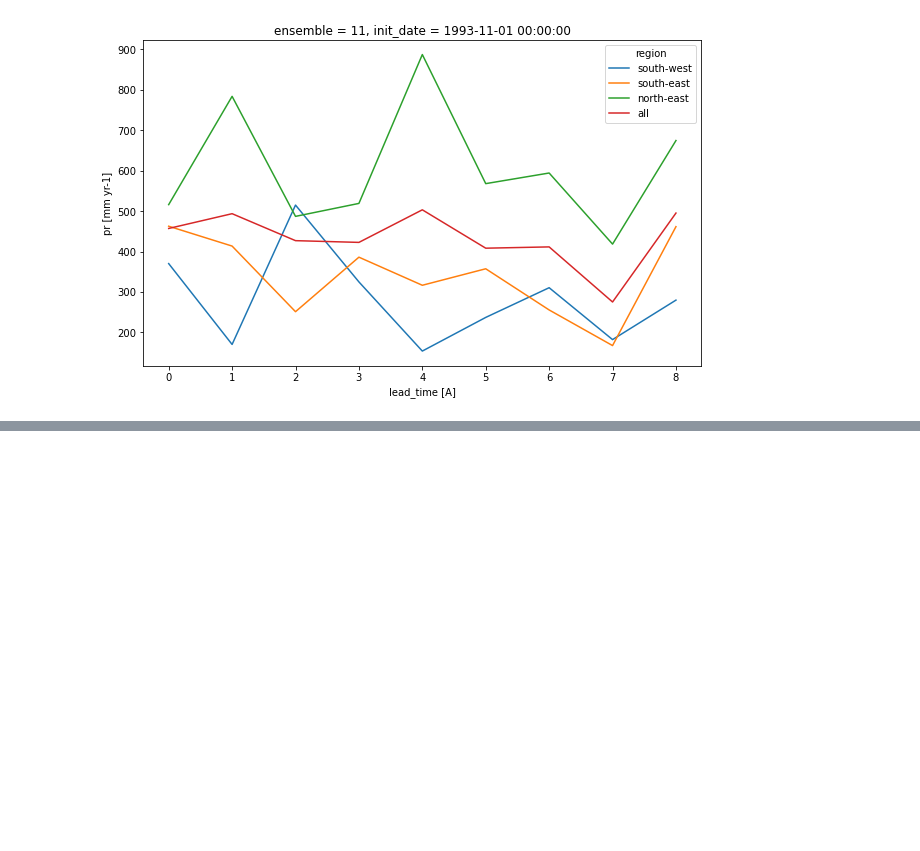
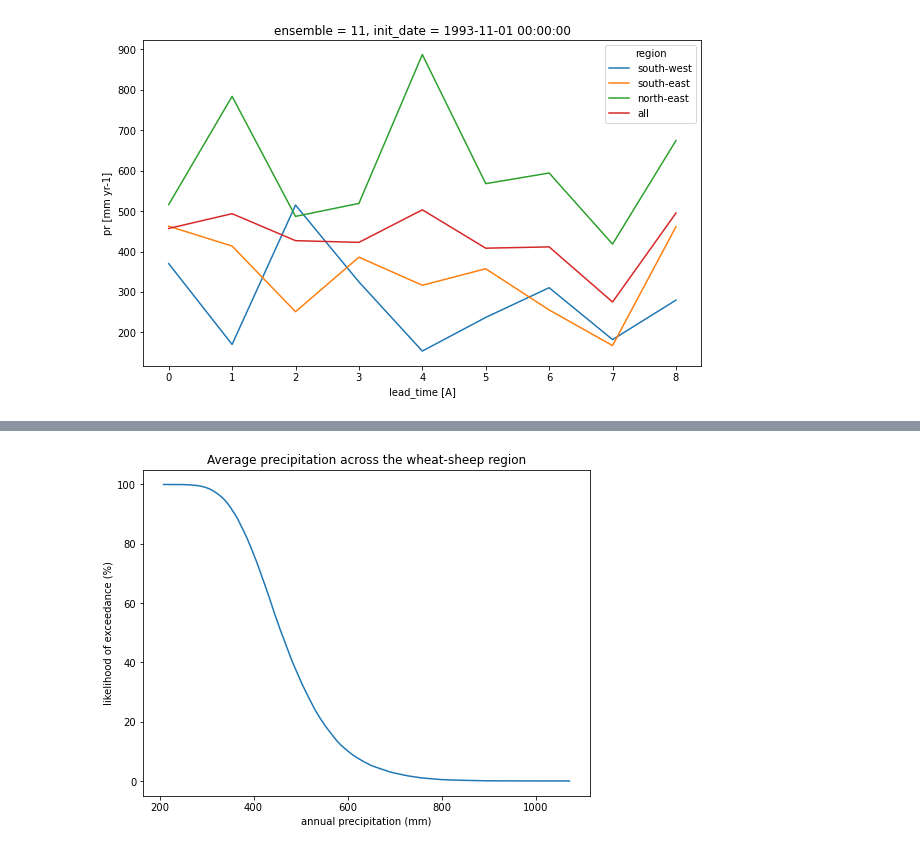
Before and after one commit to AusClimateService/unseen, a Jupyter notebook: notebooks/ag_analysis.ipynb, the cells around one changed output, grey strips where cells are left out. Saved outputs shown, nothing was run; the diff lists cells and outputs as text; code cells hidden in the pictures; blank space fills up the shorter version.

```diff
--- a/notebooks/ag_analysis.ipynb
+++ b/notebooks/ag_analysis.ipynb
@@ -305,0 +324,14 @@ for region in ['all', 'south-west', 'south-east', 'north-east']:
+# %%
+data = cafe_bc_ds.sel(region='all')['pr'].stack({'sample': ['ensemble', 'init_date', 'lead_time']}).compute()
+data = np.sort(data, axis=None)
+exceedance = 1.-np.arange(1.,len(data) + 1.)/len(data)
+# %%
+fig = plt.figure(figsize=[8, 6])
+ax = fig.add_subplot()
+ax.plot(data, exceedance * 100)
+ax.set_title('Average precipitation across the wheat-sheep region')
+ax.set_ylabel('likelihood of exceedance (%)')
+ax.set_xlabel('annual precipitation (mm)')
+plt.show()
+# %% [output]
+[figure, added]
```
Also changed, not shown: parts of 8 cells of this notebook, 1 other file.
